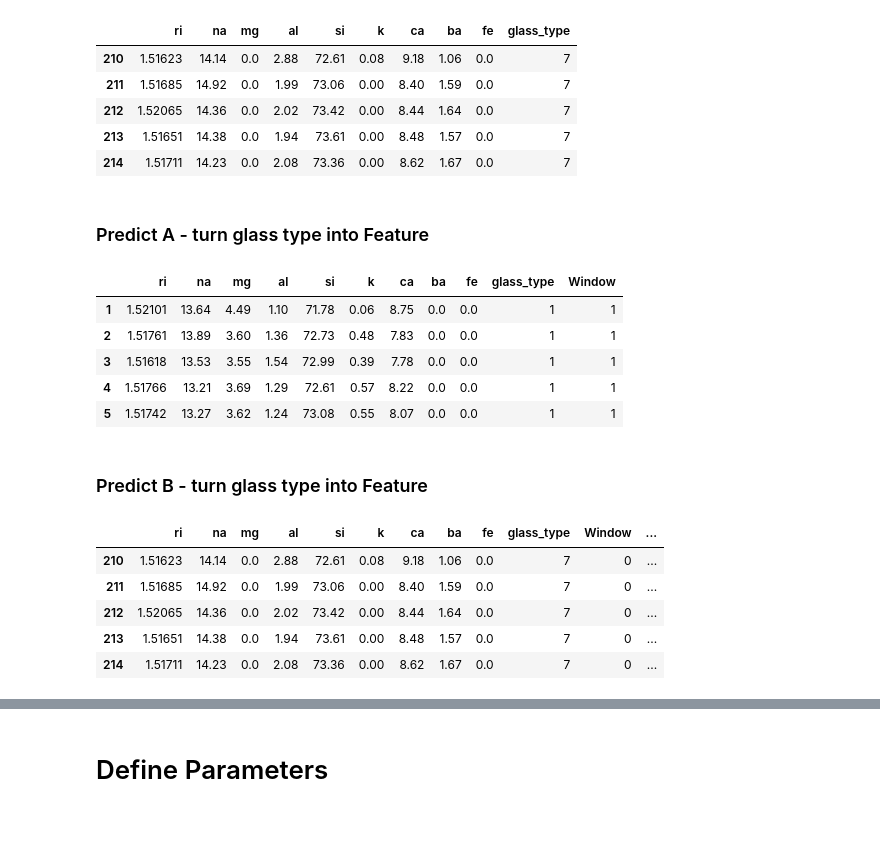
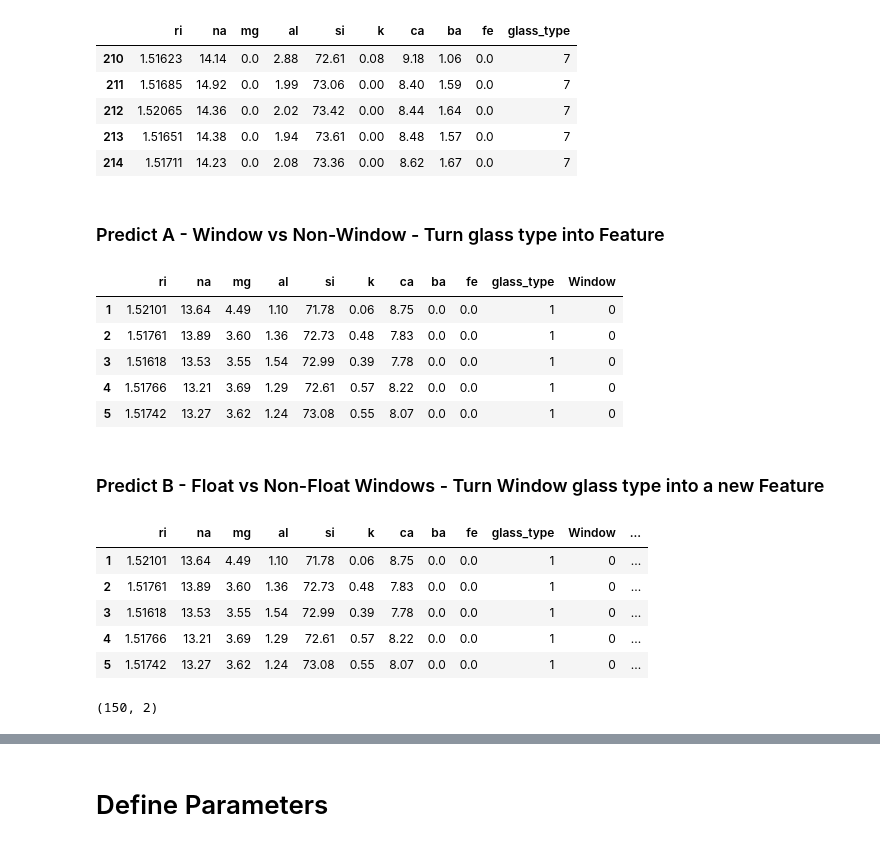
Before and after one commit to etzimopoulos/COURSE-DSDJ-Zero-to-Deep-Dive-ML, a Jupyter notebook: Week 7 HW - Logistic Regression - NNClass.ipynb, the cells around one changed output, grey strips where cells are left out. Cells and saved outputs as stored; diff of their text form; code cells hidden in the pictures.

```diff
--- a/Week 7 HW - Logistic Regression - NNClass.ipynb
+++ b/Week 7 HW - Logistic Regression - NNClass.ipynb
@@ -63,30 +65,33 @@ df.tail()
 | 213 | 1.51651 | 14.38 | 0.0 | 1.94 | 73.61 | 0.00 | 8.48 | 1.57 | 0.0 | 7 |
 | 214 | 1.51711 | 14.23 | 0.0 | 2.08 | 73.36 | 0.00 | 8.62 | 1.67 | 0.0 | 7 |
 # %% [markdown]
-### Predict A - turn glass type into Feature
+### Predict A - Window vs Non-Window - Turn glass type into Feature
 # %%
-# glass_type 1, 2, 3 are window glass
-# glass_type 5, 6, 7 are non-window glass
-df['Window'] = df.glass_type.map({1:1, 2:1, 3:1, 4:1, 5:0, 6:0, 7:0})
+# glass_type 1, 2, 3 are window glass captured as "0"
+# glass_type 5, 6, 7 are non-window glass captured as "1"
+df['Window'] = df.glass_type.map({1:0, 2:0, 3:0, 4:0, 5:1, 6:1, 7:1})
 df.head()
 # %% [output]
 |  | ri | na | mg | al | si | k | ca | ba | fe | glass_type | Window |
-| 1 | 1.52101 | 13.64 | 4.49 | 1.10 | 71.78 | 0.06 | 8.75 | 0.0 | 0.0 | 1 | 1 |
-| 2 | 1.51761 | 13.89 | 3.60 | 1.36 | 72.73 | 0.48 | 7.83 | 0.0 | 0.0 | 1 | 1 |
-| 3 | 1.51618 | 13.53 | 3.55 | 1.54 | 72.99 | 0.39 | 7.78 | 0.0 | 0.0 | 1 | 1 |
-| 4 | 1.51766 | 13.21 | 3.69 | 1.29 | 72.61 | 0.57 | 8.22 | 0.0 | 0.0 | 1 | 1 |
-| 5 | 1.51742 | 13.27 | 3.62 | 1.24 | 73.08 | 0.55 | 8.07 | 0.0 | 0.0 | 1 | 1 |
+| 1 | 1.52101 | 13.64 | 4.49 | 1.10 | 71.78 | 0.06 | 8.75 | 0.0 | 0.0 | 1 | 0 |
+| 2 | 1.51761 | 13.89 | 3.60 | 1.36 | 72.73 | 0.48 | 7.83 | 0.0 | 0.0 | 1 | 0 |
+| 3 | 1.51618 | 13.53 | 3.55 | 1.54 | 72.99 | 0.39 | 7.78 | 0.0 | 0.0 | 1 | 0 |
+| 4 | 1.51766 | 13.21 | 3.69 | 1.29 | 72.61 | 0.57 | 8.22 | 0.0 | 0.0 | 1 | 0 |
+| 5 | 1.51742 | 13.27 | 3.62 | 1.24 | 73.08 | 0.55 | 8.07 | 0.0 | 0.0 | 1 | 0 |
 # %% [markdown]
-### Predict B - turn glass type into Feature
+### Predict B - Float vs Non-Float Windows - Turn Window glass type into a new Feature
 # %%
-# glass_type 1, 2, 3 are window glass
-# glass_type 5, 6, 7 are non-window glass
+# Of all the Window type glasses above in A (glass type 1, 2 and 3)
+# distinguish between float and non-float ones
+# glass_type 1, 3 are window float glass captured as "1"
+# glass_type 2, 4 are windon non-float ones captured as "0"
+# glass_type 5, 6, 7 are non-window glass captured as "2"
 df['Float'] = df.glass_type.map({1:1, 2:0, 3:1, 4:0, 5:2, 6:2, 7:2})
-df.tail()
+df.head()
 # %% [output]
 |  | ri | na | mg | al | si | k | ca | ba | fe | glass_type | Window | ... |
-| 210 | 1.51623 | 14.14 | 0.0 | 2.88 | 72.61 | 0.08 | 9.18 | 1.06 | 0.0 | 7 | 0 | ... |
-| 211 | 1.51685 | 14.92 | 0.0 | 1.99 | 73.06 | 0.00 | 8.40 | 1.59 | 0.0 | 7 | 0 | ... |
-| 212 | 1.52065 | 14.36 | 0.0 | 2.02 | 73.42 | 0.00 | 8.44 | 1.64 | 0.0 | 7 | 0 | ... |
-| 213 | 1.51651 | 14.38 | 0.0 | 1.94 | 73.61 | 0.00 | 8.48 | 1.57 | 0.0 | 7 | 0 | ... |
-| 214 | 1.51711 | 14.23 | 0.0 | 2.08 | 73.36 | 0.00 | 8.62 | 1.67 | 0.0 | 7 | 0 | ... |
+| 1 | 1.52101 | 13.64 | 4.49 | 1.10 | 71.78 | 0.06 | 8.75 | 0.0 | 0.0 | 1 | 0 | ... |
+| 2 | 1.51761 | 13.89 | 3.60 | 1.36 | 72.73 | 0.48 | 7.83 | 0.0 | 0.0 | 1 | 0 | ... |
+| 3 | 1.51618 | 13.53 | 3.55 | 1.54 | 72.99 | 0.39 | 7.78 | 0.0 | 0.0 | 1 | 0 | ... |
+| 4 | 1.51766 | 13.21 | 3.69 | 1.29 | 72.61 | 0.57 | 8.22 | 0.0 | 0.0 | 1 | 0 | ... |
+| 5 | 1.51742 | 13.27 | 3.62 | 1.24 | 73.08 | 0.55 | 8.07 | 0.0 | 0.0 | 1 | 0 | ... |
@@ -92,0 +102,4 @@ df.tail()
+# %%
+np.shape(X)
+# %% [output]
+(150, 2)
```
Also changed, not shown: parts of 22 cells of this notebook, 2 other files.
